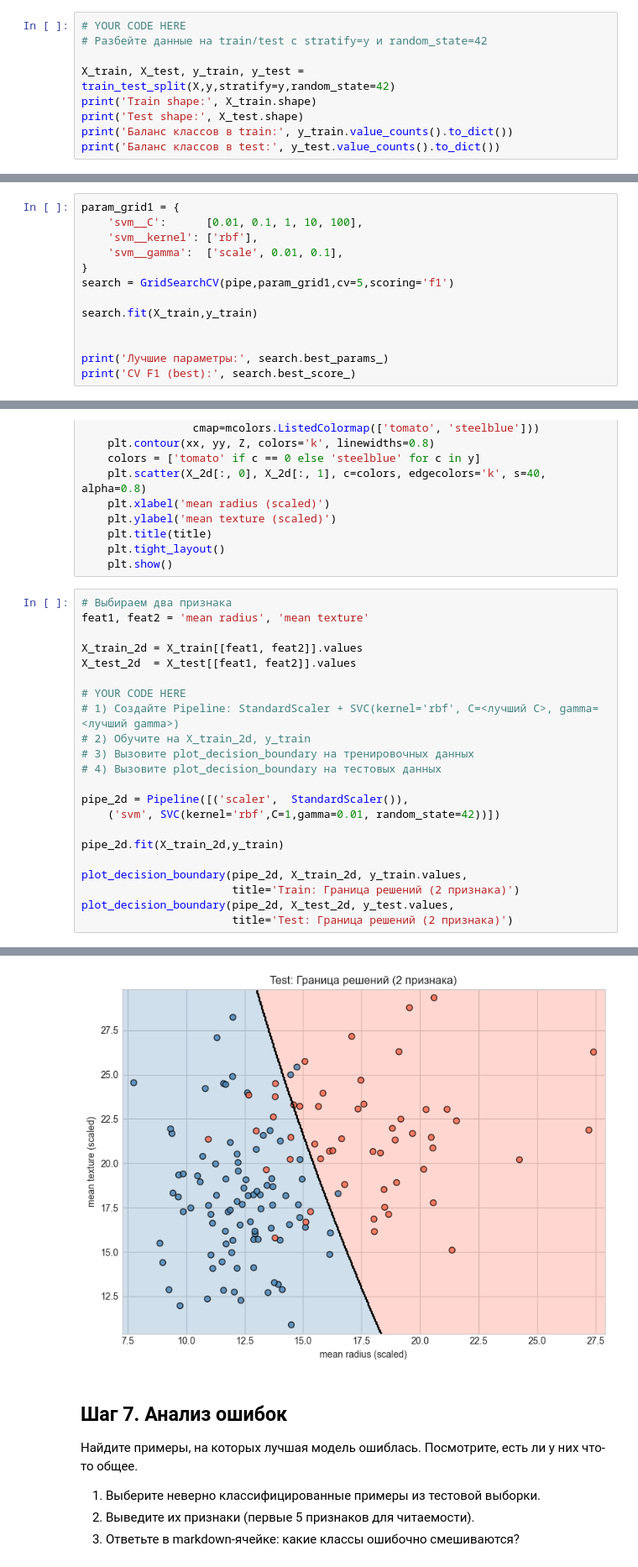
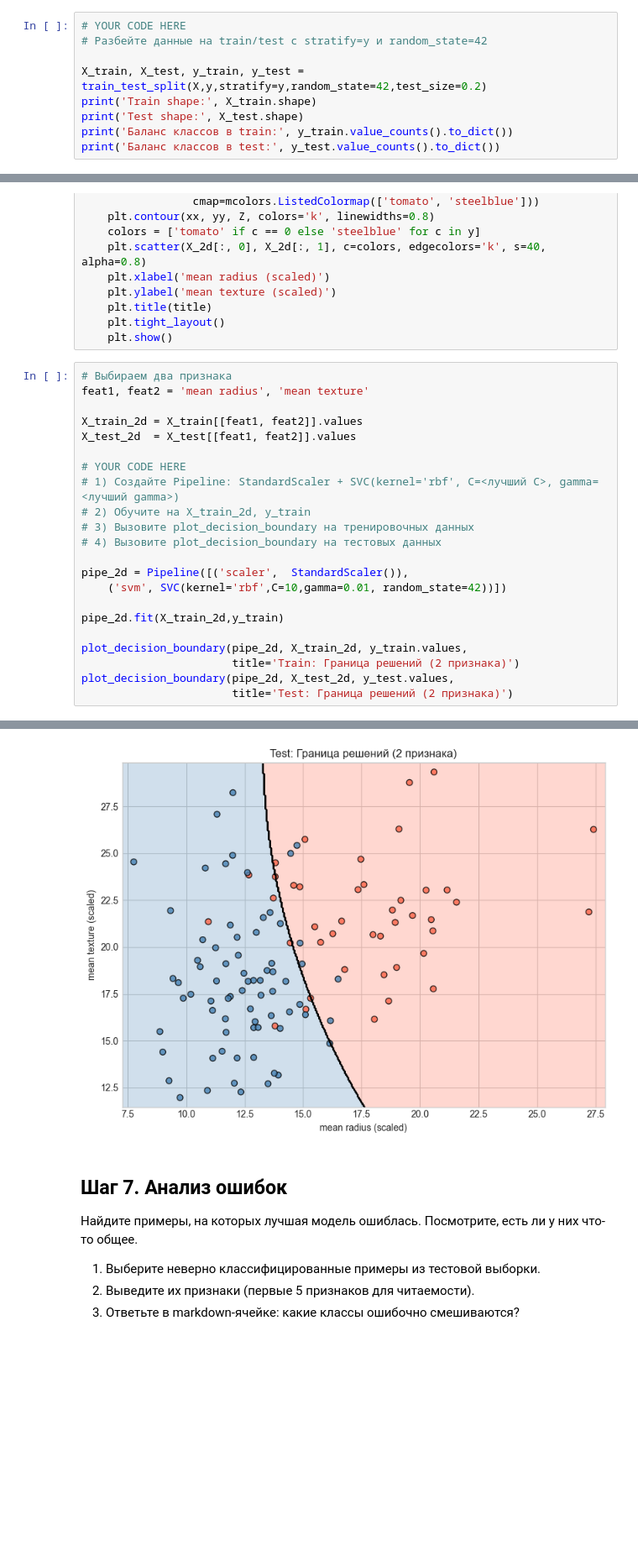
Before and after one commit to kirilyin/hwXX_, a Jupyter notebook: hw07_SVM/svm_practice_student.ipynb, the cells around one changed output, grey strips where cells are left out. Shown at 84% size. Saved outputs shown, nothing was run; the diff lists cells and outputs as text; blank space fills up the shorter version.

```diff
--- a/hw07_SVM/svm_practice_student.ipynb
+++ b/hw07_SVM/svm_practice_student.ipynb
@@ -132,7 +132,7 @@ np.int64(0)
 # YOUR CODE HERE
 # Разбейте данные на train/test с stratify=y и random_state=42
 
-X_train, X_test, y_train, y_test = train_test_split(X,y,stratify=y,random_state=42)
+X_train, X_test, y_train, y_test = train_test_split(X,y,stratify=y,random_state=42,test_size=0.2)
 print('Train shape:', X_train.shape)
 print('Test shape:', X_test.shape)
 print('Баланс классов в train:', y_train.value_counts().to_dict())
@@ -252,13 +251,0 @@ CV F1 (best): 0.9818160612656026
-# %%
-param_grid1 = {
-    'svm__C':      [0.01, 0.1, 1, 10, 100],
-    'svm__kernel': ['rbf'],
-    'svm__gamma':  ['scale', 0.01, 0.1],
-}
-search = GridSearchCV(pipe,param_grid1,cv=5,scoring='f1')
-
-search.fit(X_train,y_train)
-
-
-print('Лучшие параметры:', search.best_params_)
-print('CV F1 (best):', search.best_score_)
@@ -355,7 +339,7 @@ X_test_2d  = X_test[[feat1, feat2]].values
 # 4) Вызовите plot_decision_boundary на тестовых данных
 
 pipe_2d = Pipeline([('scaler',  StandardScaler()),
-    ('svm', SVC(kernel='rbf',C=1,gamma=0.01, random_state=42))])
+    ('svm', SVC(kernel='rbf',C=10,gamma=0.01, random_state=42))])
 
 pipe_2d.fit(X_train_2d,y_train)
 
@@ -368,4 +352,4 @@ plot_decision_boundary(pipe_2d, X_test_2d, y_test.values,
-[figure, old version]
+[figure, new version]
 # %% [markdown]
 ## Шаг 7. Анализ ошибок
 
```
Also changed, not shown: parts of 12 cells of this notebook.
